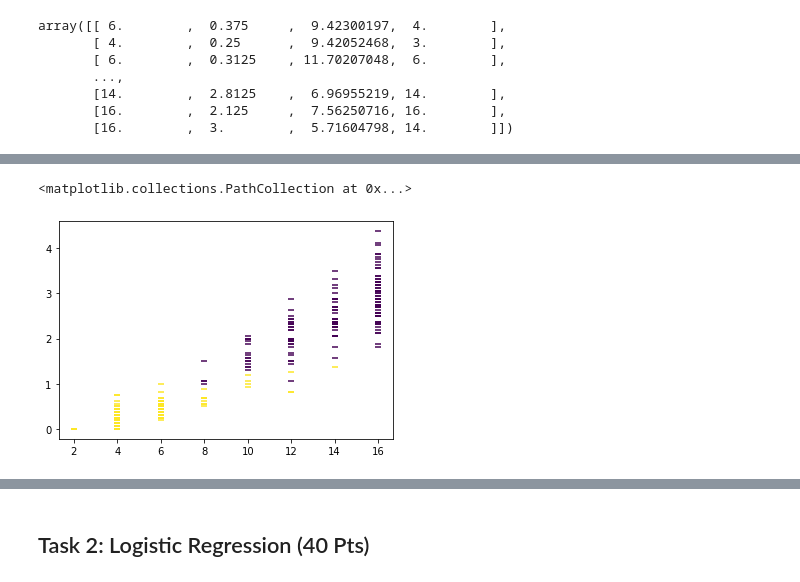
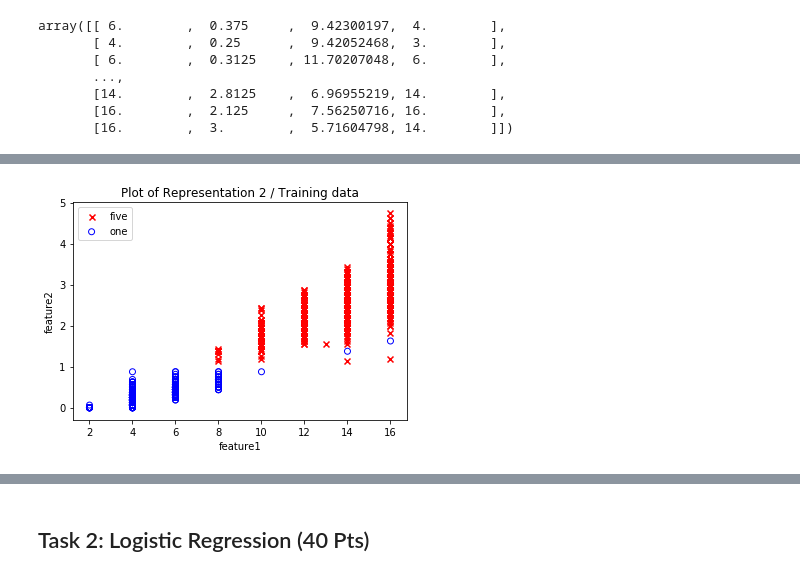
Before and after one commit to yavuzDemir21/Machine-Learning-Digit-Classifier, a Jupyter notebook: SolnTemplate_Yavuz.ipynb, the cells around one changed output, grey strips where cells are left out. Drawn from its saved outputs; the diff is of its cells as text; code cells hidden in the pictures.

```diff
--- a/SolnTemplate_Yavuz.ipynb
+++ b/SolnTemplate_Yavuz.ipynb
@@ -157,0 +77,11 @@ plt.scatter(Represent1_test_data_labelled[:,0], Represent1_test_data_labelled[:,
+# %%
+def plotterStacked(plottable,label_data, legend_pos, x_label_name, y_label_name, title):
+    fig = plt.figure()
+    ax1 = fig.add_subplot(111)
+    ax1.scatter(plottable[label_data==-1,0], plottable[label_data== -1,1], marker = 'x', color='red', label='five')
+    ax1.scatter(plottable[label_data==1,0], plottable[label_data== 1,1], marker = 'o',facecolors='none', edgecolors='blue', label='one')
+    plt.legend(loc= legend_pos)
+    plt.xlabel(x_label_name)
+    plt.ylabel(y_label_name)
+    plt.title(title)
+    plt.show()
@@ -235,5 +165,4 @@ plt.scatter(Represent2_train_data_labelled[:,0], Represent2_train_data_labelled[
-# %%
-plt.scatter(Represent2_test_data_labelled[:,0], Represent2_test_data_labelled[:,1], c=Represent2_test_data_labelled[:,2], marker="_" )
-# %% [output]
-<matplotlib.collections.PathCollection at 0x...>
-[figure, removed]
+# %%
+plotterStacked(train_features,train_labels, 'upper left', 'feature1', 'feature2', 'Plot of Representation 2 / Training data')
+# %% [output]
+[figure, added]
```
Also changed, not shown: parts of 30 cells of this notebook.
